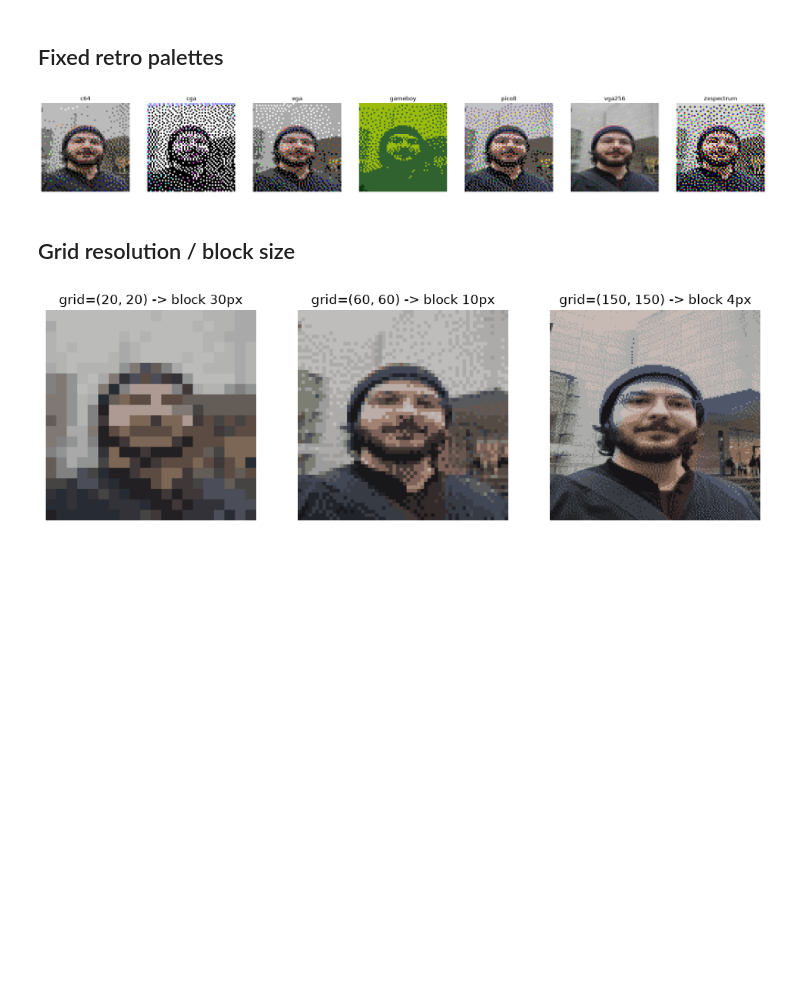
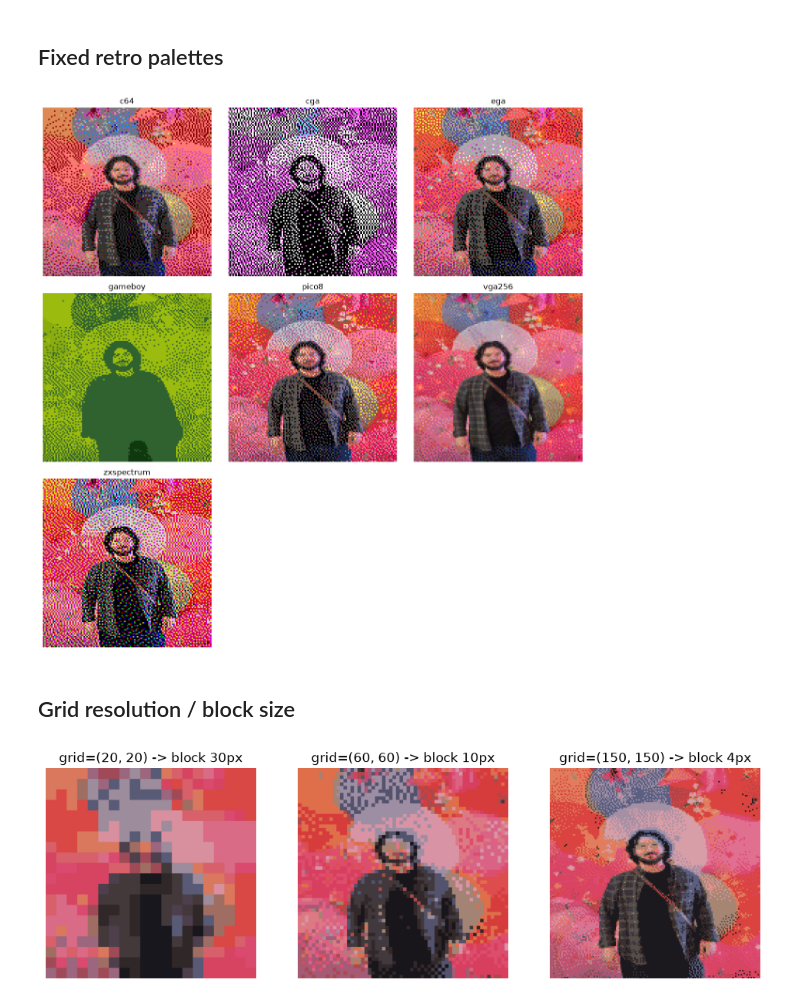
Before and after one commit to allmonty/bitmapper, a Jupyter notebook: notebooks/01_bitmapper_playground.ipynb, the cells around one changed output. Saved outputs shown, nothing was run; the diff lists cells and outputs as text; code cells hidden in the pictures; blank space fills up the shorter version.

```diff
--- a/notebooks/01_bitmapper_playground.ipynb
+++ b/notebooks/01_bitmapper_playground.ipynb
@@ -22,7 +22,7 @@ Available fixed palettes: ['c64', 'cga', 'ega', 'gameboy', 'pico8', 'vga256', 'z
 
 Point `IMAGE_PATH` at a real photo if you have one. If it's missing, a synthetic gradient/checker test image is generated instead.
 # %%
-IMAGE_PATH = Path.cwd().parent / "_images" / "DJI_20260614174001_0014_D.DNG"
+IMAGE_PATH = Path.cwd().parent / "_images" / "20260913_170036.jpg"
 
 if IMAGE_PATH.exists():
     source_image = np.array(Image.open(IMAGE_PATH).convert("RGB"))
@@ -105,14 +108,14 @@ from bitmapper.dither import list_methods as list_dither_methods
 
 dither_methods = list_dither_methods()
 
-ncols = 4
+ncols = 3
 nrows = -(-len(dither_methods) // ncols)  # ceil division
 
 fig, axes = plt.subplots(nrows, ncols, figsize=(4 * ncols, 4 * nrows))
 axes = axes.flatten()
 
 for ax, method in zip(axes, dither_methods):
-    cfg = BitmapFilterConfig(output_size=(600, 600), grid_size=(60, 60), bit_depth=2, dither=method)
+    cfg = BitmapFilterConfig(output_size=output_size, grid_size=(100, 100), bit_depth=4, dither=method)
     res = apply_bitmap_filter(source_image, cfg)
     ax.imshow(res.output)
     ax.set_title(method)
@@ -128,19 +133,29 @@ plt.show()
 # %%
 palette_names = list_palettes()
 
-fig, axes = plt.subplots(1, len(palette_names), figsize=(4 * len(palette_names), 4))
+ncols = 3
+nrows = -(-len(palette_names) // ncols)  # ceil division
+
+fig, axes = plt.subplots(nrows, ncols, figsize=(4 * ncols, 4 * nrows))
+axes = axes.flatten()
+
 for ax, name in zip(axes, palette_names):
     cfg = BitmapFilterConfig(
-        output_size=(600, 600), grid_size=(60, 60), bit_depth=8,
+        output_size=(600, 600), grid_size=(120, 120), bit_depth=8,
         palette_mode="fixed", fixed_palette=name, dither="floyd_steinberg",
     )
     res = apply_bitmap_filter(source_image, cfg)
     ax.imshow(res.output)
     ax.set_title(name)
     ax.axis("off")
+
+for ax in axes[len(palette_names):]:
+    ax.axis("off")
+
+plt.tight_layout()
 plt.show()
 # %% [output]
-[figure, old version]
+[figure, new version]
 # %% [markdown]
 ## Grid resolution / block size
 # %%
@@ -155,4 +170,4 @@ for ax, gsize in zip(axes, grid_sizes):
     ax.axis("off")
 plt.show()
 # %% [output]
-[figure, old version]
+[figure, new version]
```
Also changed, not shown: parts of 4 cells of this notebook.
